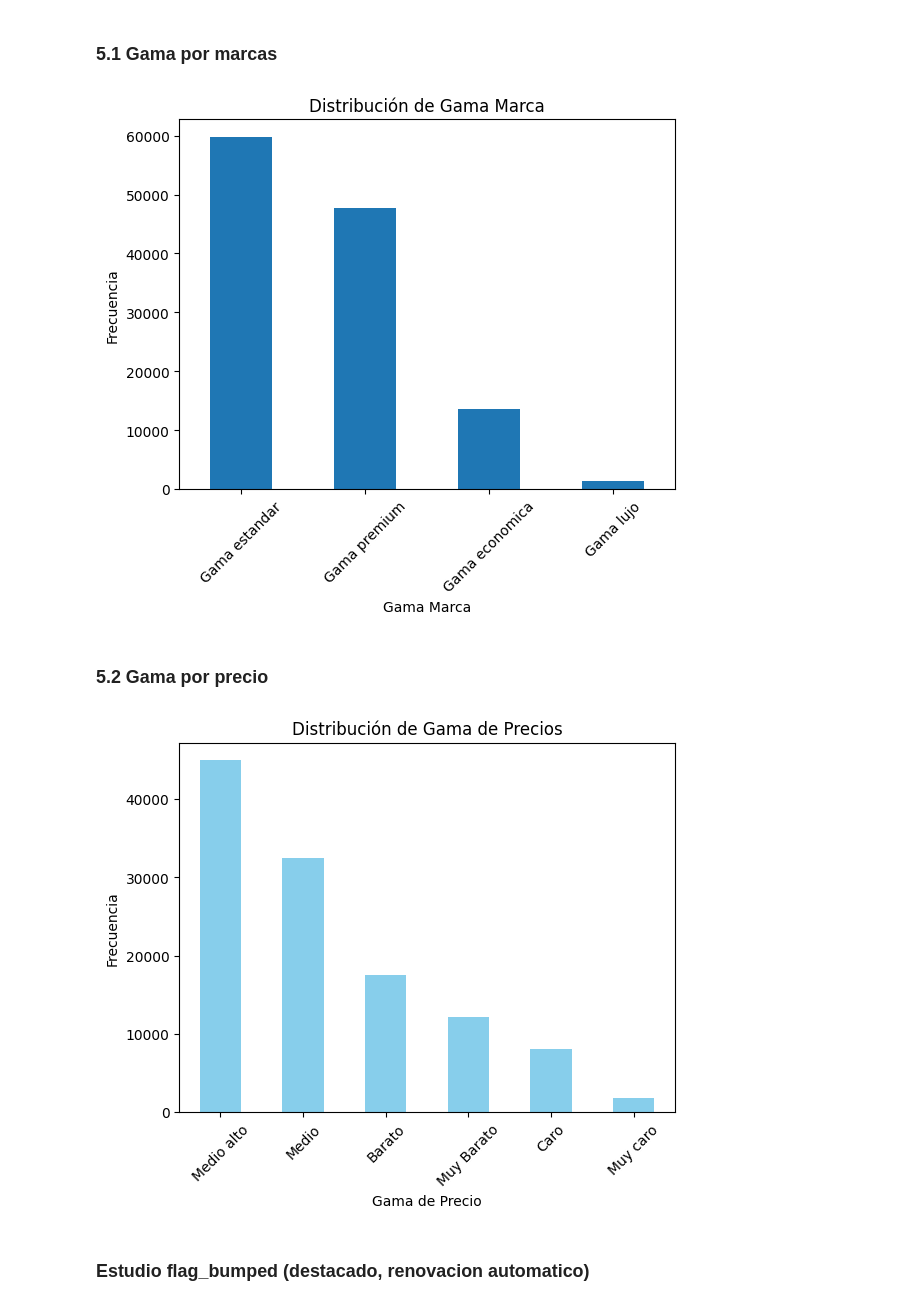
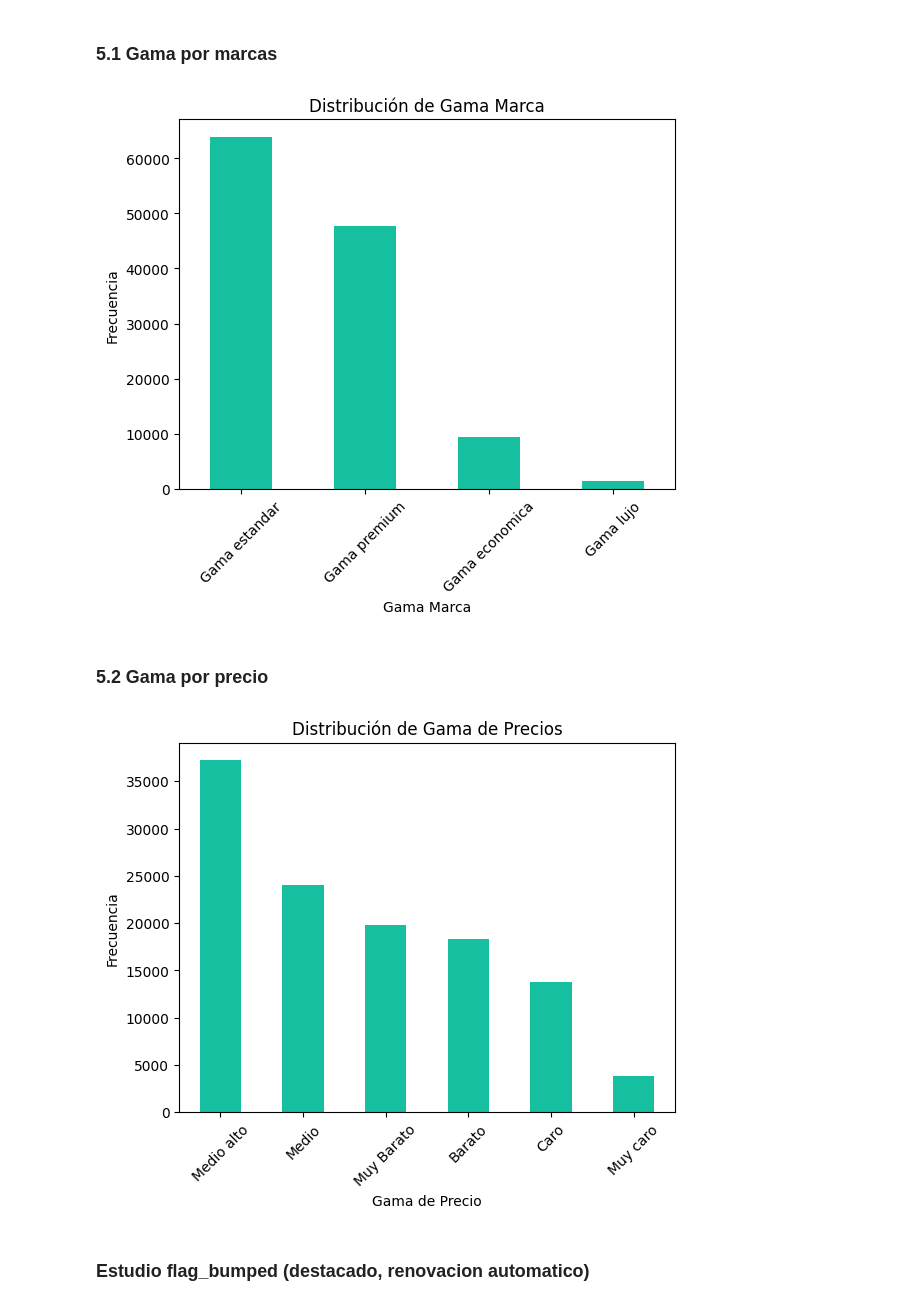
Before and after one commit to MarcosMHrdz/final_project, a Jupyter notebook: src/main.ipynb, the cells around one changed output. Saved outputs shown, nothing was run; the diff lists cells and outputs as text; code cells hidden in the pictures.

```diff
--- a/src/main.ipynb
+++ b/src/main.ipynb
@@ -812,9 +779,9 @@ gama_premium = ['tesla','cupra', 'land rover', 'mercedes-benz',
 
 gama_estandar = ['abarth','ds','swm','dfsk', 'dr','hyundai', 'mitsubishi', 'chatenet',
                 'mini', 'honda', 'nissan', 'peugeot', 'evo', 'ford', 'suzuki',
-                'seat', 'renault', 'ssangyong', 'opel', 'citroen', 'mg',]
+                'seat', 'renault', 'ssangyong', 'opel', 'citroen', 'mg','kia']
 
-gama_economica = ['mahindra','dacia', 'lancia', 'fiat', 'skoda','kia', 'smart', 'ligier',
+gama_economica = ['mahindra','dacia', 'lancia', 'fiat', 'skoda', 'smart', 'ligier',
                   'aixam', 'chrysler', 'chevrolet', 'saab','microcar', 'tata', 'daewoo']
 # %%
 def categorizar_gama(marca):
@@ -836,29 +803,29 @@ df_categorical['gama_marca'] = df_categorical['brand'].apply(categorizar_gama)
 gama_counts = df_categorical['gama_marca'].value_counts()
 
 # Crear un gráfico de barras
-gama_counts.plot(kind='bar')
+gama_counts.plot(kind='bar', color='#15BFA0')
 plt.title('Distribución de Gama Marca')
 plt.xlabel('Gama Marca')
 plt.ylabel('Frecuencia')
 plt.xticks(rotation=45)  # Rota las etiquetas para mejor legibilidad
 plt.show()
 # %% [output]
-[figure, old version]
+[figure, new version]
 # %% [markdown]
 ### 5.2 Gama por precio
 # %%
 def categorizar_gama_precio(precio):
-    if precio > 50000:
+    if precio > 40000:
         return 'Muy caro'
-    elif 30000 < precio <= 50000:
+    elif 25000 < precio <= 40000:
         return 'Caro'
-    elif 15000 < precio <= 30000:
+    elif 15000 < precio <= 25000:
         return 'Medio alto'
-    elif 8000 < precio <= 15000:
+    elif 10000 < precio <= 15000:
         return 'Medio'
-    elif 3000 < precio <= 8000:
+    elif 5000 < precio <= 10000:
         return 'Barato'
-    elif precio <= 3000:
+    elif precio <= 5000:
         return 'Muy Barato'
     else:
         return 'NaN'
@@ -868,16 +835,16 @@ df_categorical['gama_precio'] = df_numericas['price'].apply(categorizar_gama_pre
 # %%
 # Contar la frecuencia de cada categoría
 precio_counts = df_categorical['gama_precio'].value_counts()
 
 # Crear un gráfico de barras
-precio_counts.plot(kind='bar', color='skyblue')  # Color personalizado
+precio_counts.plot(kind='bar', color='#15BFA0')  # Color personalizado
 plt.title('Distribución de Gama de Precios')
 plt.xlabel('Gama de Precio')
 plt.ylabel('Frecuencia')
 plt.xticks(rotation=45)  # Rota las etiquetas para mejor legibilidad
 plt.show()
 # %% [output]
-[figure, old version]
+[figure, new version]
 # %% [markdown]
 ### Estudio flag_bumped (destacado, renovacion automatico)
 # %%
```
Also changed, not shown: parts of 34 cells of this notebook, 4 other files.
